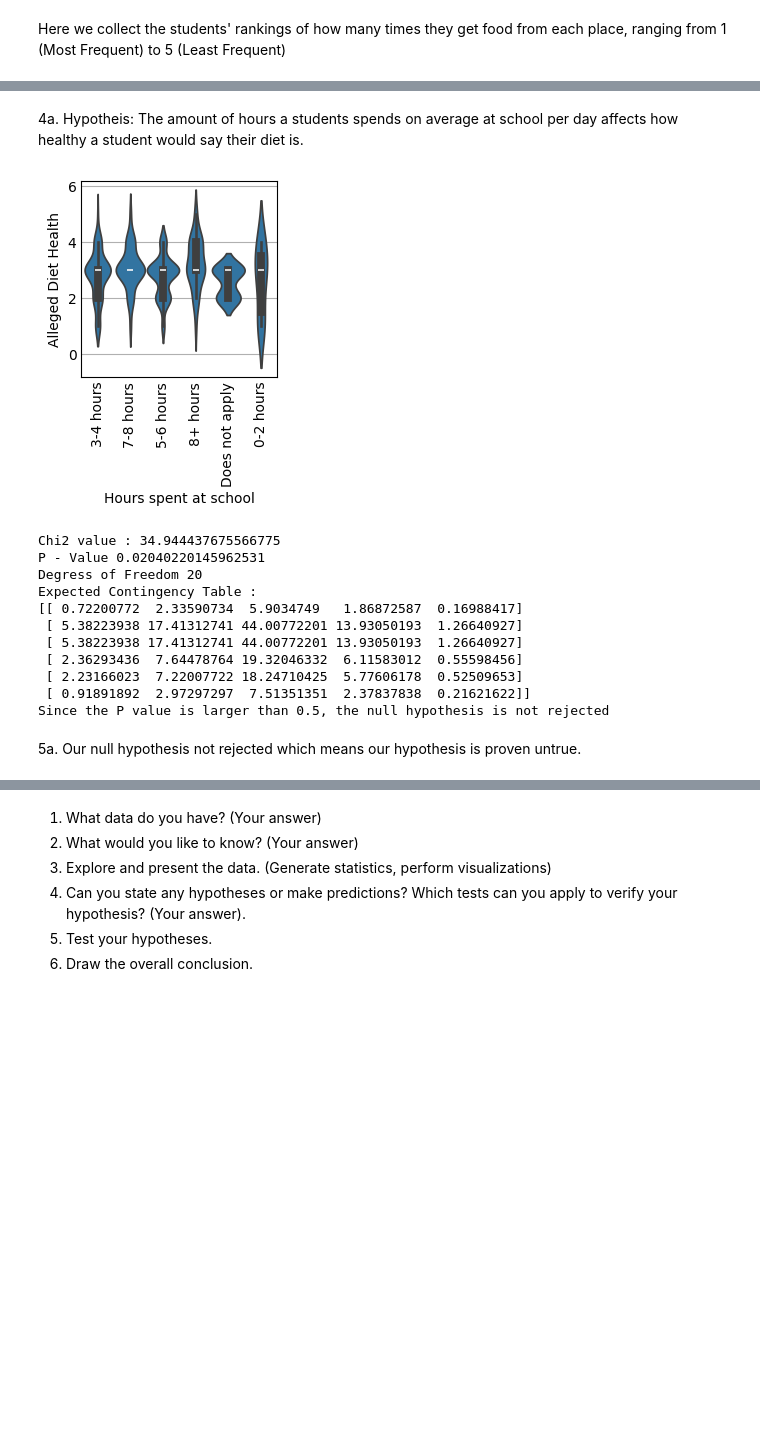
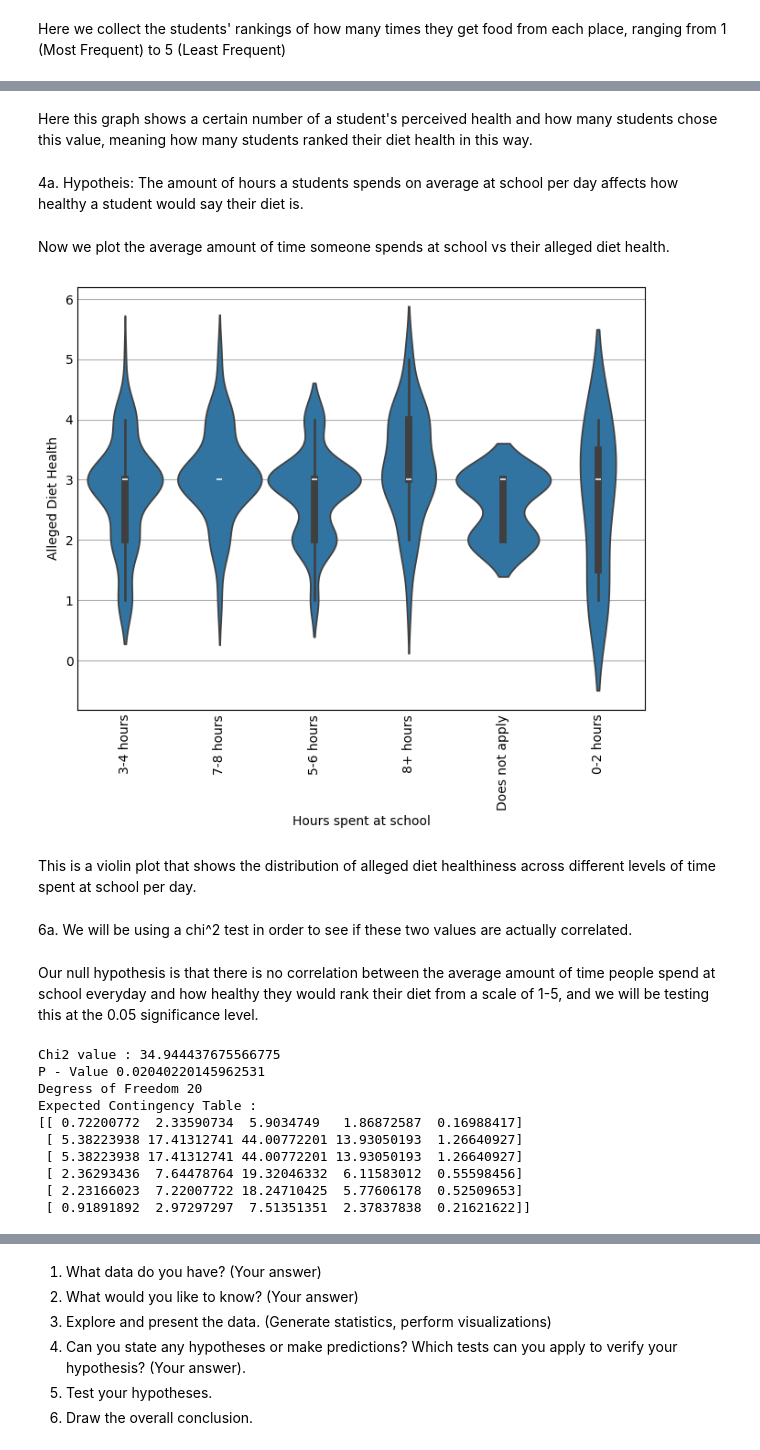
Before and after one commit to NiWong03/cs105lab5-6, a Jupyter notebook: OurProject.ipynb, the cells around one changed output, grey strips where cells are left out. Cells and saved outputs as stored; diff of their text form; code cells hidden in the pictures; blank space fills up the shorter version.

```diff
--- a/OurProject.ipynb
+++ b/OurProject.ipynb
@@ -190,22 +201,29 @@ Count of 5s: 4
+# %% [markdown]
+Here this graph shows a certain number of a student's perceived health and how many students chose this value, meaning how many students ranked their diet health in this way.
 # %% [markdown]
 4a. Hypotheis: The amount of hours a students spends on average at school per day affects how healthy a student would say their diet is.
+# %% [markdown]
+Now we plot the average amount of time someone spends at school vs their alleged diet health.
 # %%
-import seaborn as sns
-import matplotlib.pyplot as plt
-
+plt.figure(figsize=(8, 6))
 plt.style.use('_mpl-gallery')
 
 sns.violinplot(x=df['How much time on average do you spend at school per day '], y=df['On a scale of 1-5 how healthy would you say your diet is? '], data=df, width = 1)
 
 plt.title("")
 plt.xlabel("Hours spent at school")
 plt.ylabel("Alleged Diet Health")
 plt.xticks(rotation = 90)
 plt.show()
 # %% [output]
-[figure, old version]
+[figure, new version]
+# %% [markdown]
+This is a violin plot that shows the distribution of alleged diet healthiness across different levels of time spent at school per day.
+# %% [markdown]
+6a. We will be using a chi^2 test in order to see if these two values are actually correlated.
+# %% [markdown]
+Our null hypothesis is that there is no correlation between the average amount of time people spend at school everyday and how healthy they would rank their diet from a scale of 1-5, and we will be testing this at the 0.05 significance level.
 # %%
-from scipy.stats import chi2_contingency
 contingency_table = pd.crosstab(df['How much time on average do you spend at school per day '], df['On a scale of 1-5 how healthy would you say your diet is? '])
 chi2, p, dof, expected = chi2_contingency(contingency_table)
 
@@ -214,8 +232,6 @@ print(f"P - Value {p}")
 print(f"Degress of Freedom {dof}")
 print(f"Expected Contingency Table : ")
 print(expected)
-
-print(f"Since the P value is larger than 0.5, the null hypothesis is not rejected")
 # %% [output]
 Chi2 value : 34.944437675566775
 P - Value 0.02040220145962531
@@ -227,6 +243,3 @@ Expected Contingency Table :
  [ 2.36293436  7.64478764 19.32046332  6.11583012  0.55598456]
  [ 2.23166023  7.22007722 18.24710425  5.77606178  0.52509653]
  [ 0.91891892  2.97297297  7.51351351  2.37837838  0.21621622]]
-Since the P value is larger than 0.5, the null hypothesis is not rejected
-# %% [markdown]
-5a. Our null hypothesis not rejected which means our hypothesis is proven untrue.
```
Also changed, not shown: parts of 50 cells of this notebook, 1 other file.
